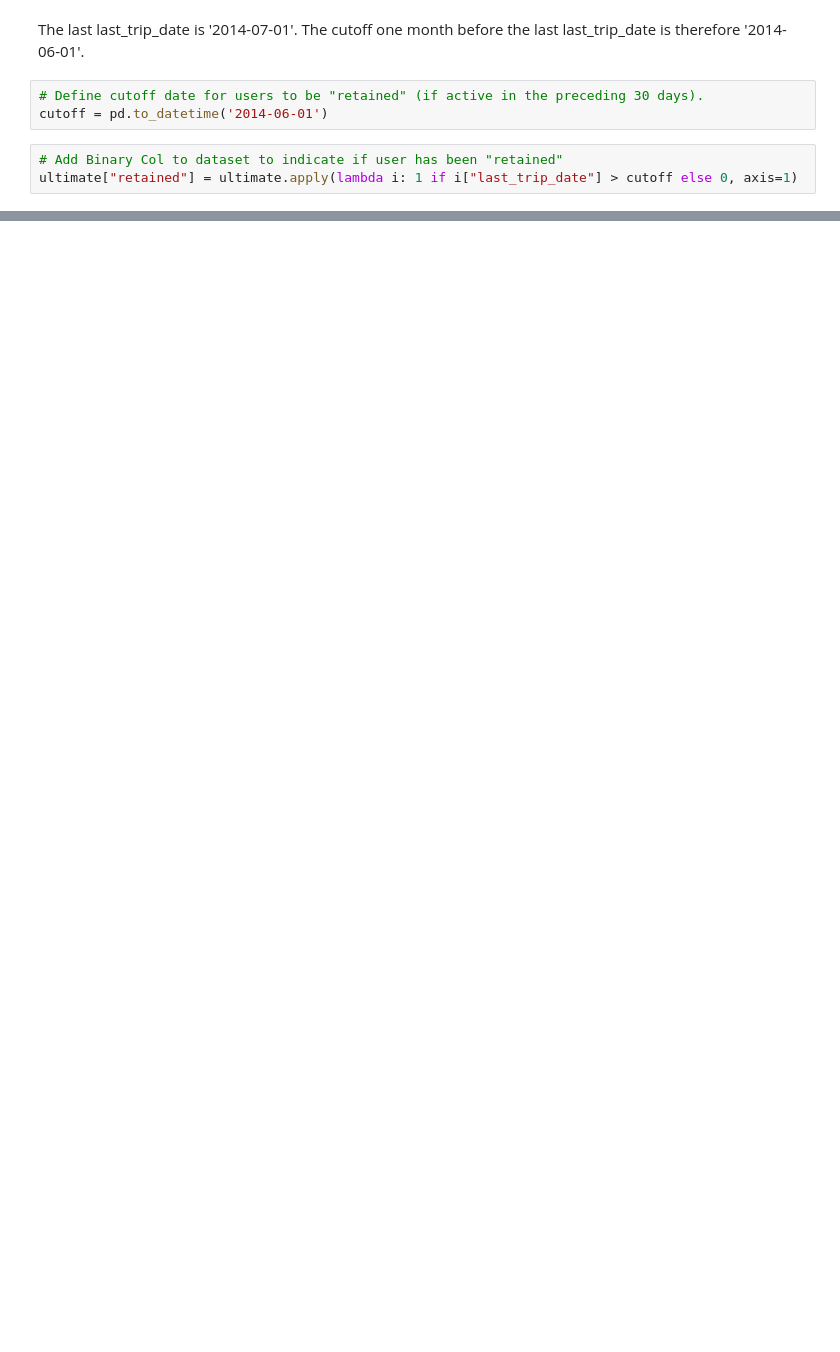
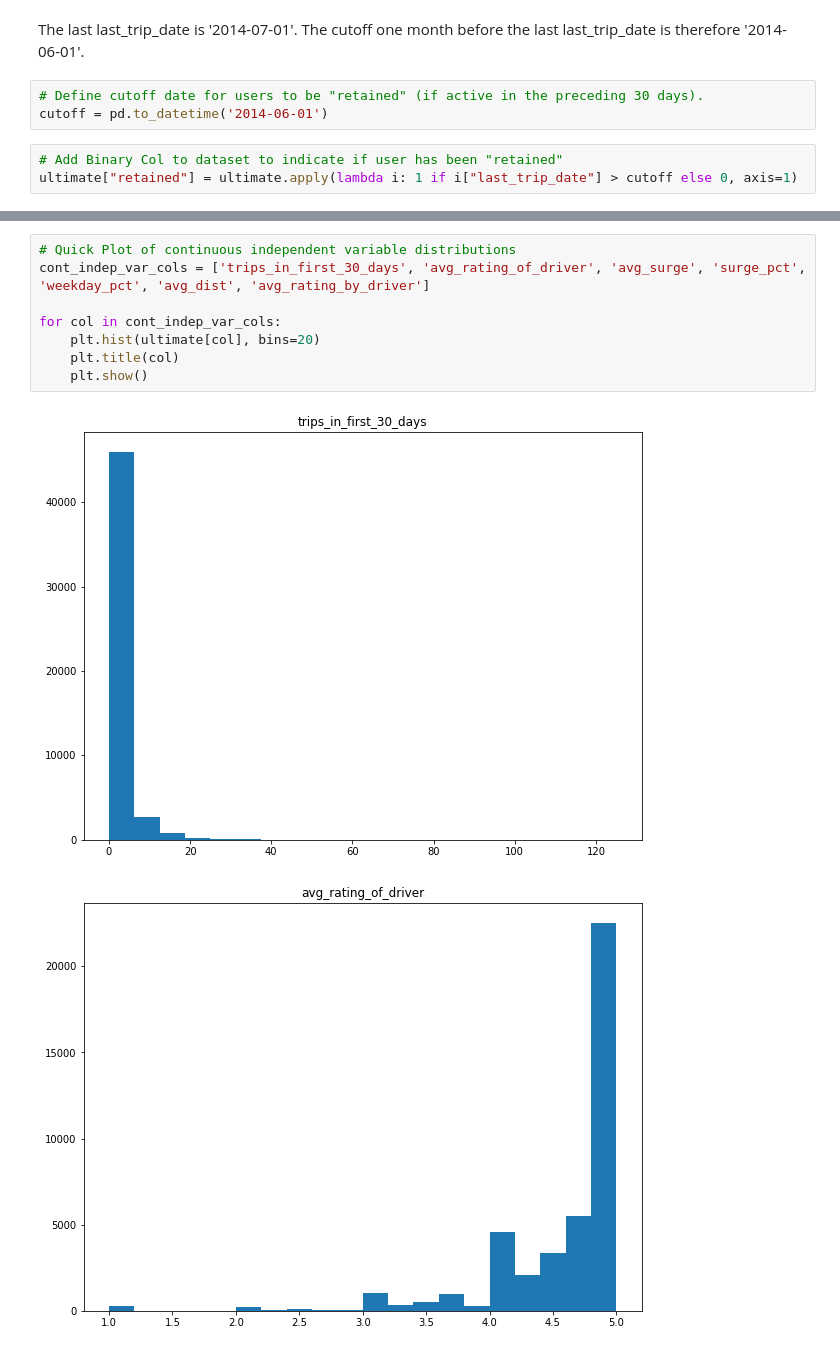
Before and after one commit to ChadDelany/challenge_ultimate, a Jupyter notebook: challenge_ultimate.ipynb, the cells around one changed output, grey strips where cells are left out. Cells and saved outputs as stored; diff of their text form; blank space fills up the shorter version.

Commit message:
Preprocessing quick plot of indep vars

```diff
--- a/challenge_ultimate.ipynb
+++ b/challenge_ultimate.ipynb
@@ -341,0 +382,11 @@ ultimate["retained"] = ultimate.apply(lambda i: 1 if i["last_trip_date"] > cutof
+# %%
+# Quick Plot of continuous independent variable distributions
+cont_indep_var_cols = ['trips_in_first_30_days', 'avg_rating_of_driver', 'avg_surge', 'surge_pct', 'weekday_pct', 'avg_dist', 'avg_rating_by_driver']
+
+for col in cont_indep_var_cols:
+    plt.hist(ultimate[col], bins=20)
+    plt.title(col)
+    plt.show()
+# %% [output]
+[figure, added]
+[figure, added]
```
Also changed, not shown: parts of 4 cells of this notebook.
